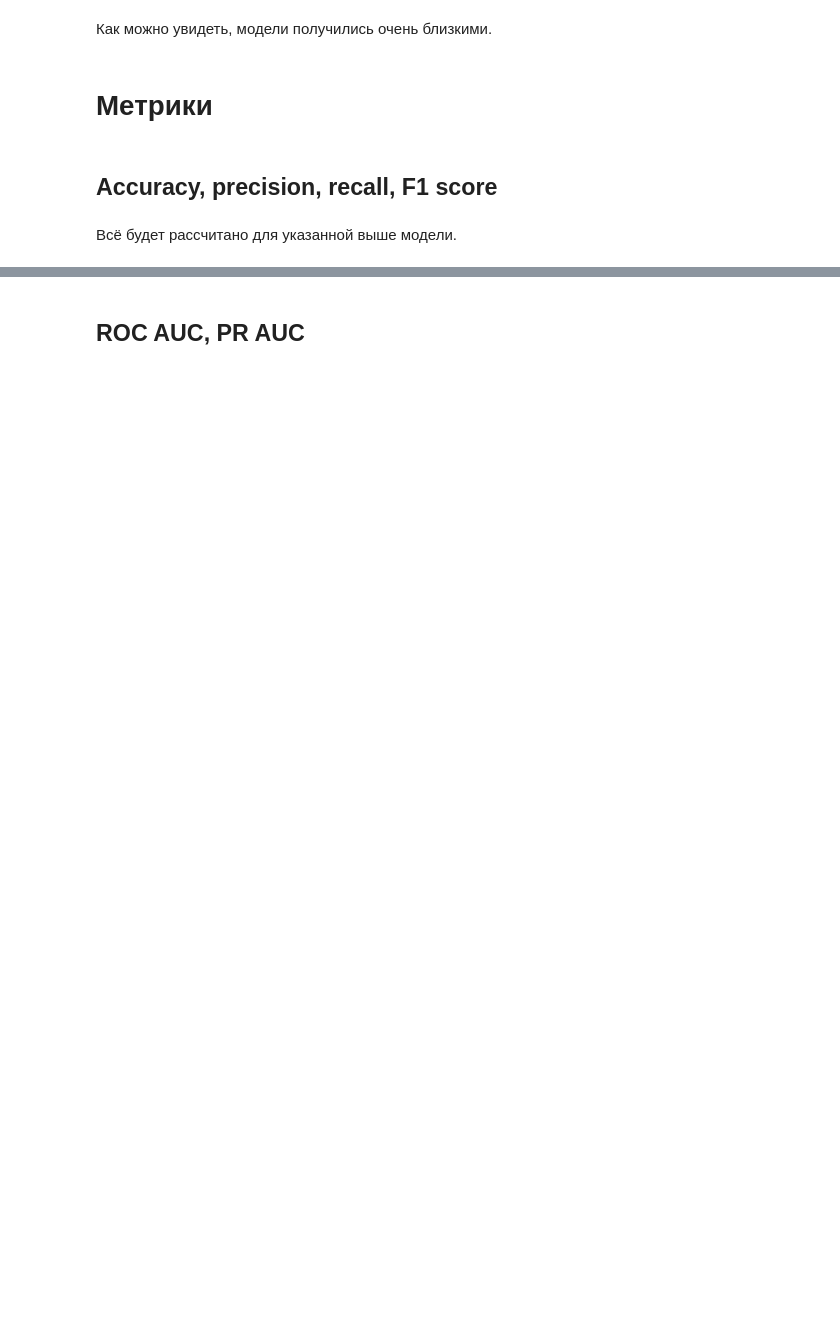
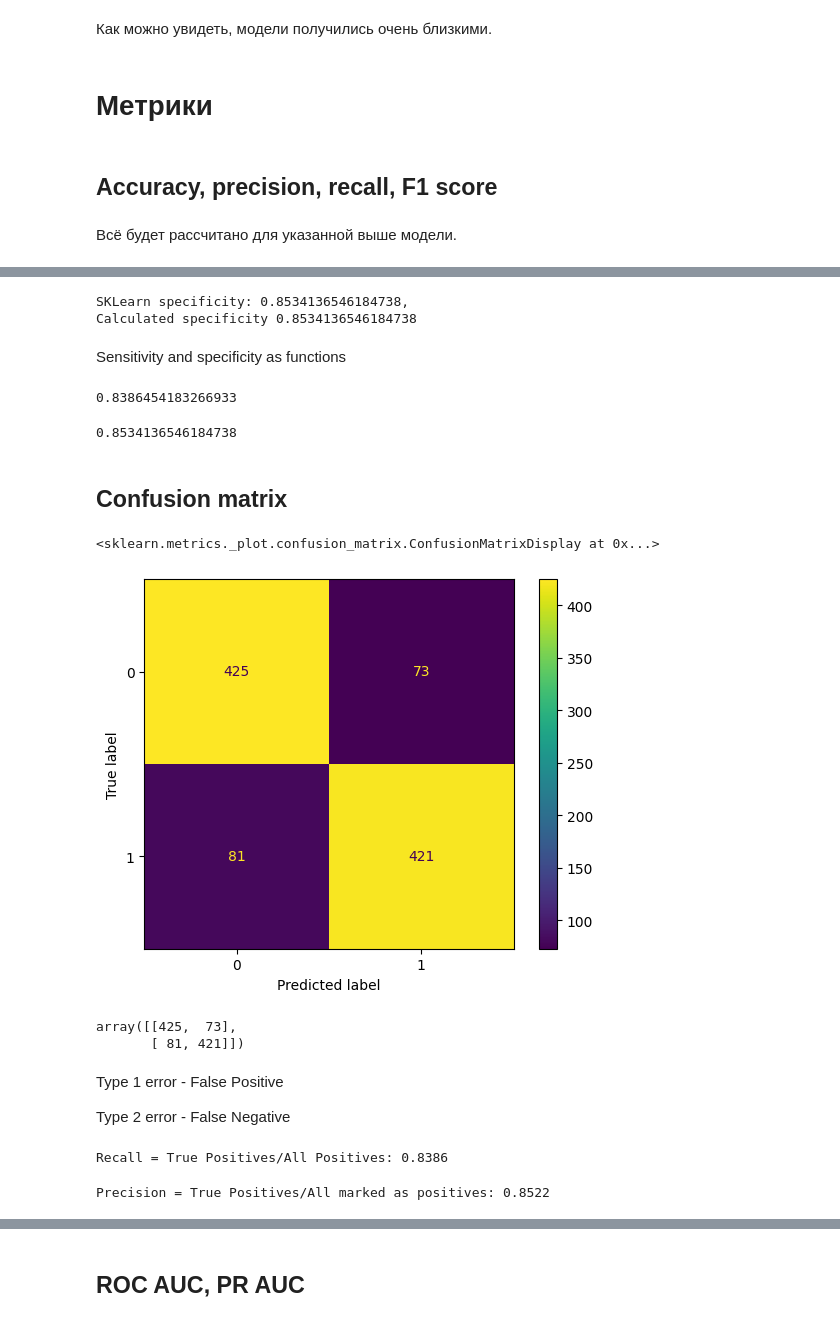
Before and after one commit to Vaskisetkielet/learning-training, a Jupyter notebook: Logistic_regression_&_metrics.ipynb, the cells around one changed output, grey strips where cells are left out. Cells and saved outputs as stored; diff of their text form; code cells hidden in the pictures; blank space fills up the shorter version.

```diff
--- a/Logistic_regression_&_metrics.ipynb
+++ b/Logistic_regression_&_metrics.ipynb
@@ -249,7 +251,7 @@ df['b_change'] = np.sign(df['err'])
 df = df[['x', 'y']].copy()
 a, b = 1, 1
 n = 501
-nu = 0.05
+nu = 0.15
 df['pred'] = 1/(1+np.exp(-(a * df['x'] + b)))
 
 for i in range(n):
@@ -316,0 +314,6 @@ from sklearn.metrics import accuracy_score, precision_score, recall_score, confu
+# %%
+# y_true = y, y_pred = y_pred
+df['y_pred'] = df['lr_pred'].apply(round)
+
+df['y'] = df['y'].astype(bool)
+df['y_pred'] = df['y_pred'].astype(bool)
@@ -316,0 +355,31 @@ from sklearn.metrics import accuracy_score, precision_score, recall_score, confu
+# %%
+spct_skl = accuracy_score(negatives['y'],negatives['y_pred'])
+spct_calc = 1 - (negatives['y'] != negatives['y_pred']).mean()
+print(f'SKLearn specificity: {spct_skl}, \nCalculated specificity {spct_calc}')
+# %% [output]
+SKLearn specificity: 0.8534136546184738,
+Calculated specificity 0.8534136546184738
+# %% [markdown]
+Sensitivity and specificity as functions
+# %%
+recall_score(df['y'], df['y_pred'])
+# %% [output]
+0.8386454183266933
+# %%
+recall_score(df['y'], df['y_pred'], pos_label=0)
+# %% [output]
+0.8534136546184738
+# %% [markdown]
+## Confusion matrix
+# %%
+cm = confusion_matrix(df['y'], df['y_pred'])
+disp = ConfusionMatrixDisplay(confusion_matrix=cm)
+disp.plot()
+# %% [output]
+<sklearn.metrics._plot.confusion_matrix.ConfusionMatrixDisplay at 0x...>
+[figure, added]
+# %%
+confusion_matrix(df['y'], df['y_pred'])
+# %% [output]
+array([[425,  73],
+       [ 81, 421]])
@@ -316,0 +390,14 @@ from sklearn.metrics import accuracy_score, precision_score, recall_score, confu
+# %% [markdown]
+Type 1 error - False Positive
+
+Type 2 error - False Negative
+# %%
+recall = tp/P
+print(f'Recall = True Positives/All Positives: {recall:.4f}')
+# %% [output]
+Recall = True Positives/All Positives: 0.8386
+# %%
+precision = tp/(tp+fp)
+print(f'Precision = True Positives/All marked as positives: {precision:.4f}')
+# %% [output]
+Precision = True Positives/All marked as positives: 0.8522
```
Also changed, not shown: parts of 31 cells of this notebook.
